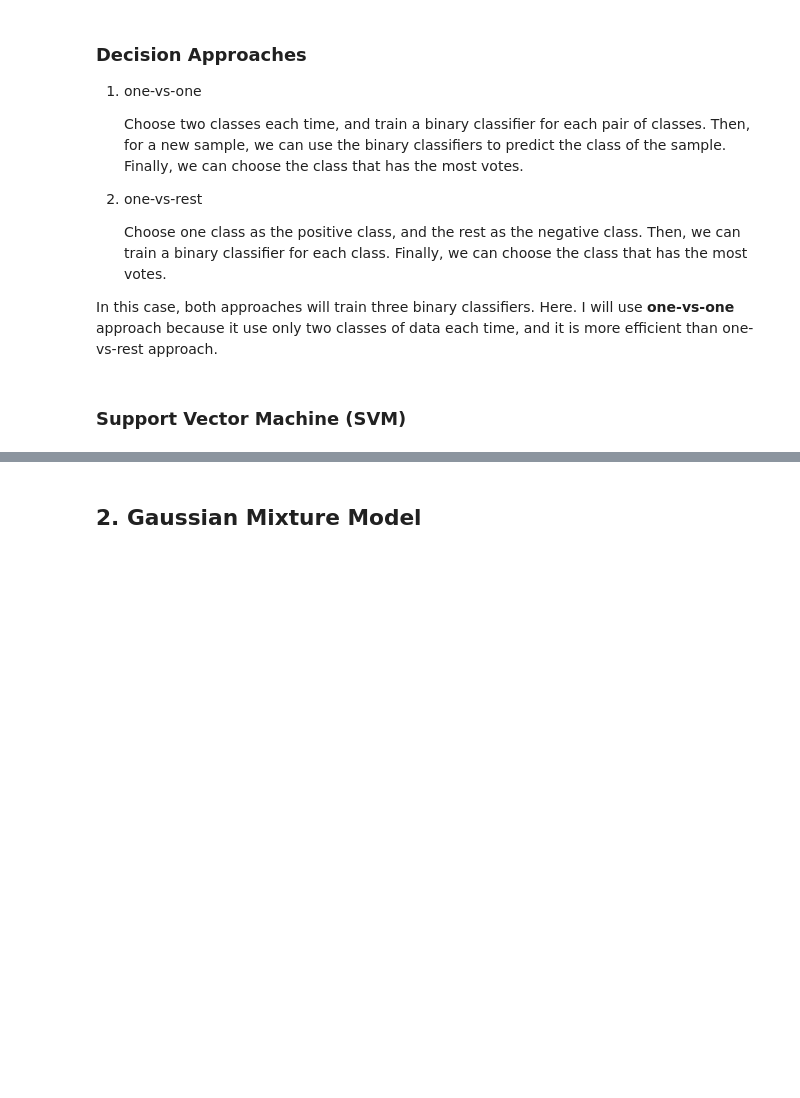
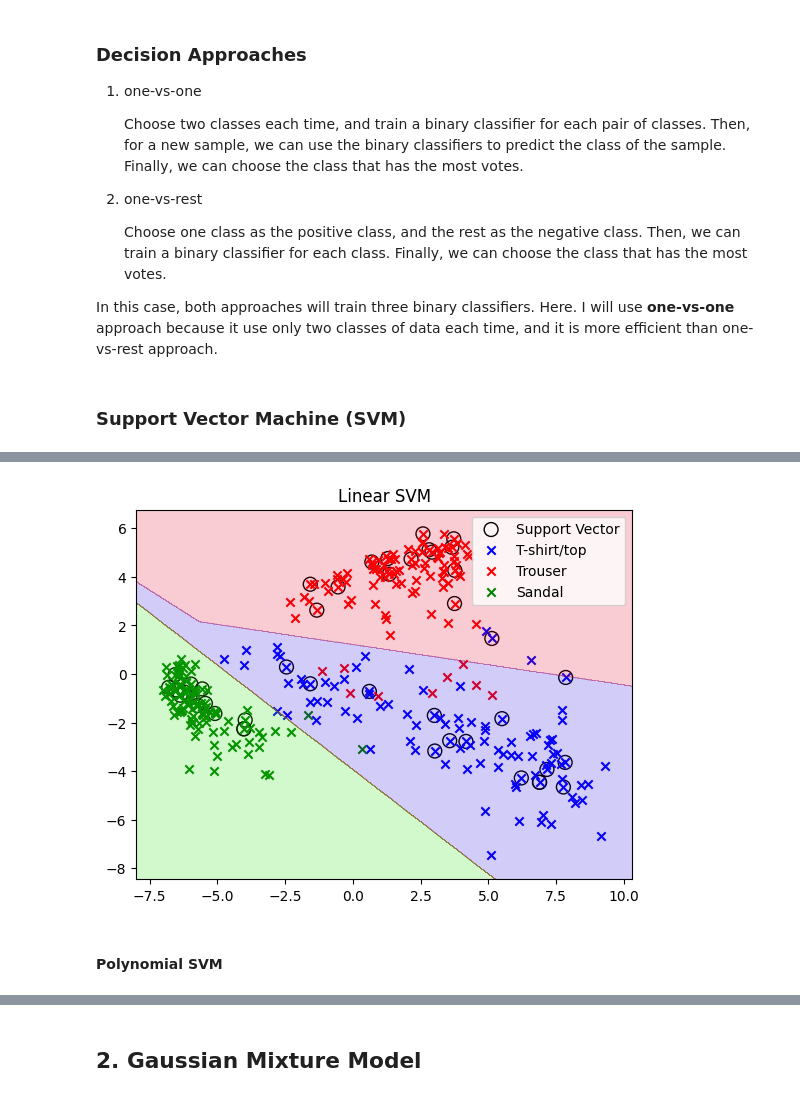
Before and after one commit to david20571015/Machine-Learning, a Jupyter notebook: hw3/hw3_311511038.ipynb, the cells around one changed output, grey strips where cells are left out. Cells and saved outputs as stored; diff of their text form; code cells hidden in the pictures; blank space fills up the shorter version.

```diff
--- a/hw3/hw3_311511038.ipynb
+++ b/hw3/hw3_311511038.ipynb
@@ -18,7 +18,7 @@ data = np.array(data)
 data = data - np.mean(data, axis=0)
 
 label = pd.read_csv('./t_train.csv', header=None)
-label = np.array(label)
+label = np.array(label).reshape(-1)
 # %% [markdown]
 ### Principal Component Analysis (PCA)
 # %%
@@ -171,26 +222,0 @@ for c1, c2 in [[0, 1], [0, 2], [1, 2]]:
-# %%
-def make_meshgrid(x, y, h=.02):
-    x_min, x_max = x.min() - 1, x.max() + 1
-    y_min, y_max = y.min() - 1, y.max() + 1
-    xx, yy = np.meshgrid(np.arange(x_min, x_max, h), np.arange(y_min, y_max, h))
-    return xx, yy
-
-
-def plot(x, y, y_pred, sv_idx, xx, yy, title):
-    c1_idx = np.where(y == 0)
-    c2_idx = np.where(y == 1)
-    c3_idx = np.where(y == 2)
-    plt.figure(figsize=(10, 10))
-    plt.title(title)
-    plt.scatter(x[sv_idx, 0],
-                x[sv_idx, 1],
-                facecolors='none',
-                edgecolors='k',
-                linewidths=1.25,
-                label='Support Vector')
-    plt.scatter(x[c1_idx, 0], x[c1_idx, 1], c='r', marker='x', label='T-shirt/top')
-    plt.scatter(x[c2_idx, 0], x[c2_idx, 1], c='b', marker='x', label='Trouser')
-    plt.scatter(x[c3_idx, 0], x[c3_idx, 1], c='g', marker='x', label='Sandal')
-    plt.contourf(xx, yy, y_pred, alpha=0.3, cmap=plt.cm.brg)
-    plt.legend()
-    plt.show()
@@ -201,0 +223,17 @@ print(xx.shape, yy.shape)
+# %%
+sv_idx = np.concatenate([svm.sv_idx for svm in linear_svm])
+
+xx, yy = make_meshgrid(pca_data[:, 0], pca_data[:, 1])
+
+grid_data = np.stack([xx.ravel(), yy.ravel()], axis=-1)
+pred = np.empty((xx.shape[0], xx.shape[1], len(linear_svm)))
+for i, svm in enumerate(linear_svm):
+    pred[..., i] = svm.predict(grid_data).reshape(xx.shape)
+
+pred = vote(pred)
+
+plot(pca_data, label, sv_idx, xx, yy, pred, 'Linear SVM')
+# %% [output]
+[figure, added]
+# %% [markdown]
+#### Polynomial SVM
```
Also changed, not shown: parts of 9 cells of this notebook.
